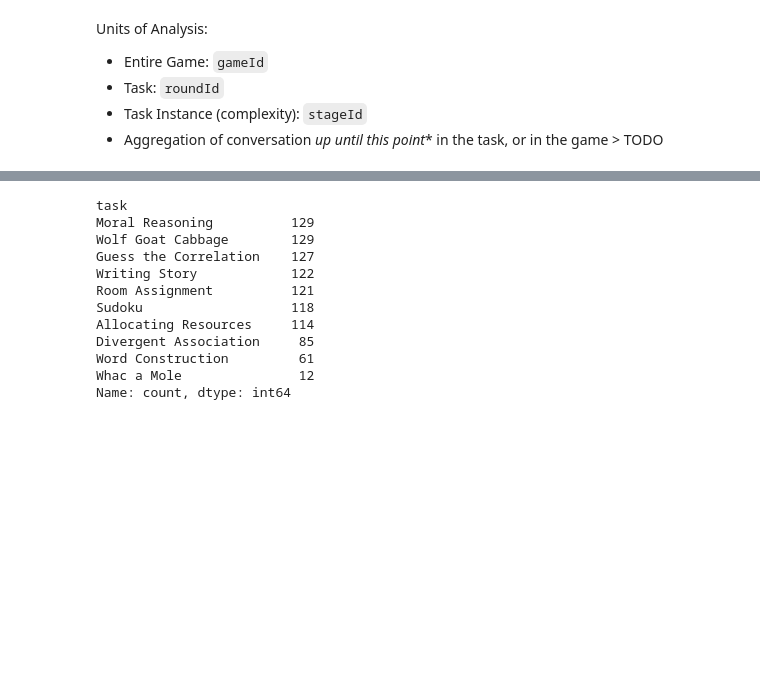
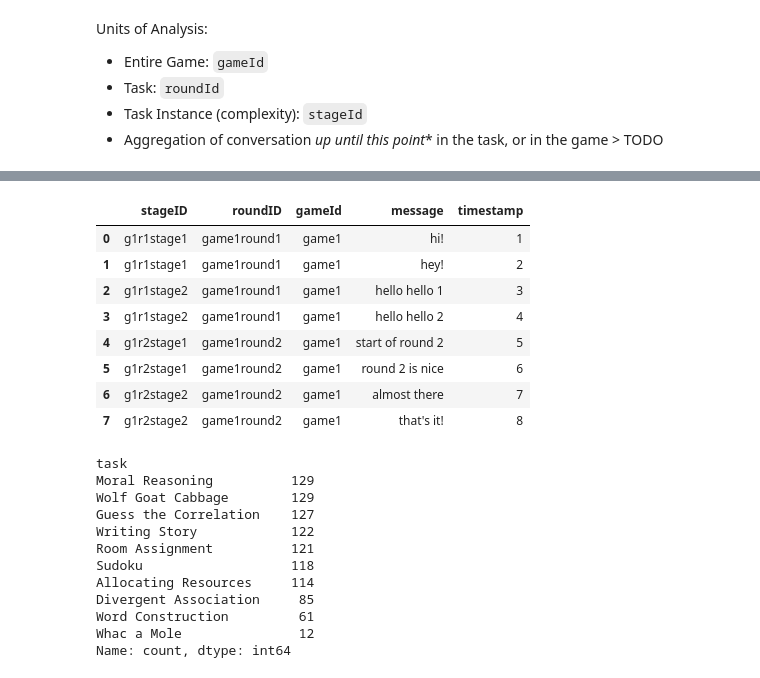
Before and after one commit to Watts-Lab/team_comm_tools, a Jupyter notebook: feature_engine/data/cleaning_scripts/multi_task_data_cleaning.ipynb, the cells around one changed output, grey strips where cells are left out. Saved outputs shown, nothing was run; the diff lists cells and outputs as text; code cells hidden in the pictures; blank space fills up the shorter version.

```diff
--- a/feature_engine/data/cleaning_scripts/multi_task_data_cleaning.ipynb
+++ b/feature_engine/data/cleaning_scripts/multi_task_data_cleaning.ipynb
@@ -283,0 +302,24 @@ Units of Analysis:
+# %%
+# Create example dataframe
+
+df = pd.DataFrame(
+    {
+        "stageID": ["g1r1stage1", "g1r1stage1", "g1r1stage2", "g1r1stage2", "g1r2stage1", "g1r2stage1", "g1r2stage2", "g1r2stage2"],
+        "roundID": ["game1round1", "game1round1", "game1round1", "game1round1", "game1round2", "game1round2", "game1round2", "game1round2"],
+        "gameId": ["game1","game1", "game1", "game1", "game1","game1", "game1", "game1"],
+        "message": ["hi!", "hey!", "hello hello 1", "hello hello 2", "start of round 2", "round 2 is nice", "almost there", "that's it!"],
+        "timestamp": [1,2,3,4,5,6,7,8]
+    }
+)
+
+df
+# %% [output]
+|  | stageID | roundID | gameId | message | timestamp |
+| 0 | g1r1stage1 | game1round1 | game1 | hi! | 1 |
+| 1 | g1r1stage1 | game1round1 | game1 | hey! | 2 |
+| 2 | g1r1stage2 | game1round1 | game1 | hello hello 1 | 3 |
+| 3 | g1r1stage2 | game1round1 | game1 | hello hello 2 | 4 |
+| 4 | g1r2stage1 | game1round2 | game1 | start of round 2 | 5 |
+| 5 | g1r2stage1 | game1round2 | game1 | round 2 is nice | 6 |
+| 6 | g1r2stage2 | game1round2 | game1 | almost there | 7 |
+| 7 | g1r2stage2 | game1round2 | game1 | that's it! | 8 |
```
Also changed, not shown: parts of 4 cells of this notebook, 3 other files.
